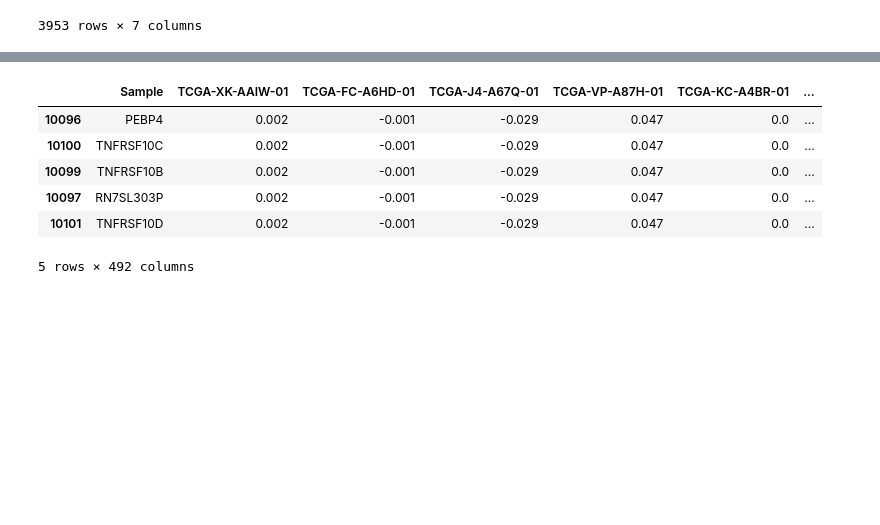
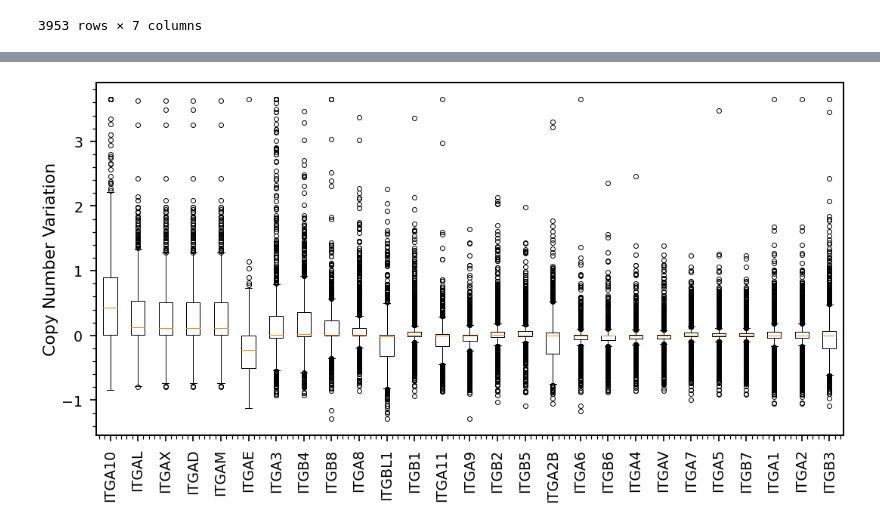
Before and after one commit to hshadman/integrin_expression_data_mining, a Jupyter notebook: jesse_code/CNV_exercise.ipynb, the cells around one changed output, grey strips where cells are left out. Saved outputs shown, nothing was run; the diff lists cells and outputs as text; code cells hidden in the pictures; blank space fills up the shorter version.

```diff
--- a/jesse_code/CNV_exercise.ipynb
+++ b/jesse_code/CNV_exercise.ipynb
@@ -296,10 +322,23 @@ fig.tight_layout()
-# %%
-CNV_prostate.head()
-# %% [output]
-|  | Sample | TCGA-XK-AAIW-01 | TCGA-FC-A6HD-01 | TCGA-J4-A67Q-01 | TCGA-VP-A87H-01 | TCGA-KC-A4BR-01 | ... |
-| 10096 | PEBP4 | 0.002 | -0.001 | -0.029 | 0.047 | 0.0 | ... |
-| 10100 | TNFRSF10C | 0.002 | -0.001 | -0.029 | 0.047 | 0.0 | ... |
-| 10099 | TNFRSF10B | 0.002 | -0.001 | -0.029 | 0.047 | 0.0 | ... |
-| 10097 | RN7SL303P | 0.002 | -0.001 | -0.029 | 0.047 | 0.0 | ... |
-| 10101 | TNFRSF10D | 0.002 | -0.001 | -0.029 | 0.047 | 0.0 | ... |
-5 rows × 492 columns
+# %%
+fig, ax = plt.subplots(figsize = (15,8))
+df = CNV_breast[(CNV_breast.columns[CNV_breast.columns.str.contains('TCGA')]) | (CNV_breast.columns[CNV_breast.columns.str.contains('Sample')])].copy()
+df = df[df['Sample'].str.contains('ITG')]
+ax.boxplot(df.set_index('Sample').T)
+ax.set_xticklabels(df.set_index('Sample').T.columns)
+plt.setp(ax.get_xticklabels(),fontsize=19,rotation=90)
+#    ax.xticks(fontsize=18)
+plt.setp(ax.get_yticklabels(),fontsize=19)
+#    ax.set_yticks(fontsize=16)
+ax.set_ylabel('Copy Number Variation',fontsize=22)
+
+for i in ['top', 'left', 'right', 'bottom']:
+    ax.spines[i].set_linewidth(2)
+
+ax.minorticks_on()
+ax.tick_params(axis='both', which='major', labelsize=19, width = 1.7, size = 8,pad=10)
+ax.tick_params(axis='both', which='minor', width = 1.2, size = 5)
+
+
+fig.tight_layout()
+# %% [output]
+[figure, added]
```
Also changed, not shown: parts of 9 cells of this notebook.
